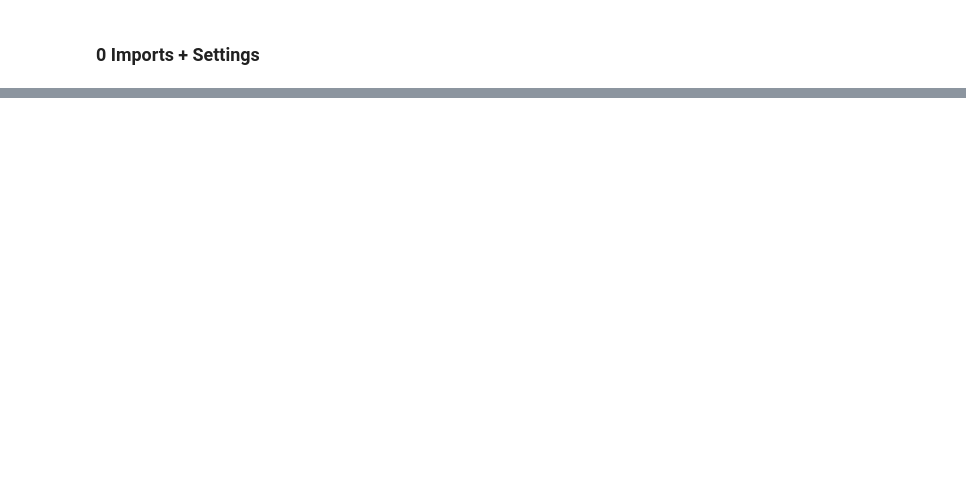
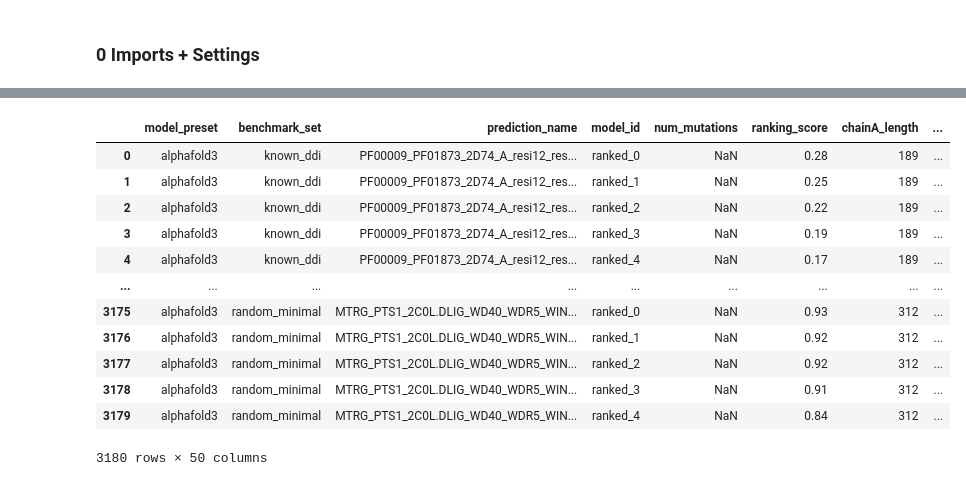
Before and after one commit to andreasmz/bachelorthesis, a Jupyter notebook: dev/2025-02-19 template metrics.ipynb, the cells around one changed output, grey strips where cells are left out. Saved outputs shown, nothing was run; the diff lists cells and outputs as text; code cells hidden in the pictures; blank space fills up the shorter version.

```diff
--- a/dev/2025-02-19 template metrics.ipynb
+++ b/dev/2025-02-19 template metrics.ipynb
@@ -545,0 +403,24 @@ pymol.cmd.iterate("chain B and solved", "print(resi)")
+# %%
+def calc_ipsae_metric(row: pd.Series):
+    path_cif = luck_drive_folder / "AlphaFold3" / Path(row["model_path"])
+    path_confidences = path_cif.parent / "confidences.json"
+
+    with tempfile.TemporaryDirectory() as tmpdir:
+
+        shutil.copy(path_cif, tmp_path_cif := (Path(tmpdir) / "model.cif"))
+        shutil.copy(path_confidences, tmp_path_confidences := (Path(tmpdir) / "confidences.json"))
+        subprocess.run(["python", path_ipsae_script, tmp_path_confidences, tmp_path_cif, "10", "10"], env=os.environ.copy())
+
+        path_output = Path(tmpdir) / "model_10_10.txt"
+
+        df_ipsae = pd.read_csv(path_output, header=0, skiprows=[0], sep=" ", skipinitialspace=True)
+
+    return df_ipsae
+
+dataAF["ipSAE"] = np.nan
+for i, row in dataAF.iterrows():
+    if row["model_id"] == "ranked_0":
+        print(row["prediction_name"], f"({round(100*i/len(dataAF))} %)")
+    df_ipsae = calc_ipsae_metric(row)
+    dataAF.at[i, "ipSAE"] = np.float64(df_ipsae["ipSAE"][2])
+display(dataAF)
@@ -545,0 +477,26 @@ pymol.cmd.iterate("chain B and solved", "print(resi)")
+# %%
+c = list(dataAF.columns)
+
+for n in ['PDB_id', 'ELM_instance',
+       'ddi_pfam_id', 'PDB_id_random_paired', 'ELM_instance_random_paired',
+       'ddi_pfam_id_random_paired', 'sequence_initial', 'sequence_mutated',
+       'chainA_id', 'chainB_id', 'chainA_start', 'chainA_end', 'chainB_start',
+       'chainB_end', 'chains_flipped', 'model_path']:
+    c.remove(n)
+    c.append(n)
+dataAF = dataAF[c]
+dataAF
+# %% [output]
+|  | model_preset | benchmark_set | prediction_name | model_id | num_mutations | ranking_score | chainA_length | ... |
+| 0 | alphafold3 | known_ddi | PF00009_PF01873_2D74_A_resi12_res... | ranked_0 | NaN | 0.28 | 189 | ... |
+| 1 | alphafold3 | known_ddi | PF00009_PF01873_2D74_A_resi12_res... | ranked_1 | NaN | 0.25 | 189 | ... |
+| 2 | alphafold3 | known_ddi | PF00009_PF01873_2D74_A_resi12_res... | ranked_2 | NaN | 0.22 | 189 | ... |
+| 3 | alphafold3 | known_ddi | PF00009_PF01873_2D74_A_resi12_res... | ranked_3 | NaN | 0.19 | 189 | ... |
+| 4 | alphafold3 | known_ddi | PF00009_PF01873_2D74_A_resi12_res... | ranked_4 | NaN | 0.17 | 189 | ... |
+| ... | ... | ... | ... | ... | ... | ... | ... | ... |
+| 3175 | alphafold3 | random_minimal | MTRG_PTS1_2C0L.DLIG_WD40_WDR5_WIN... | ranked_0 | NaN | 0.93 | 312 | ... |
+| 3176 | alphafold3 | random_minimal | MTRG_PTS1_2C0L.DLIG_WD40_WDR5_WIN... | ranked_1 | NaN | 0.92 | 312 | ... |
+| 3177 | alphafold3 | random_minimal | MTRG_PTS1_2C0L.DLIG_WD40_WDR5_WIN... | ranked_2 | NaN | 0.92 | 312 | ... |
+| 3178 | alphafold3 | random_minimal | MTRG_PTS1_2C0L.DLIG_WD40_WDR5_WIN... | ranked_3 | NaN | 0.91 | 312 | ... |
+| 3179 | alphafold3 | random_minimal | MTRG_PTS1_2C0L.DLIG_WD40_WDR5_WIN... | ranked_4 | NaN | 0.84 | 312 | ... |
+3180 rows × 50 columns
```
Also changed, not shown: parts of 49 cells of this notebook, 12 other files.
